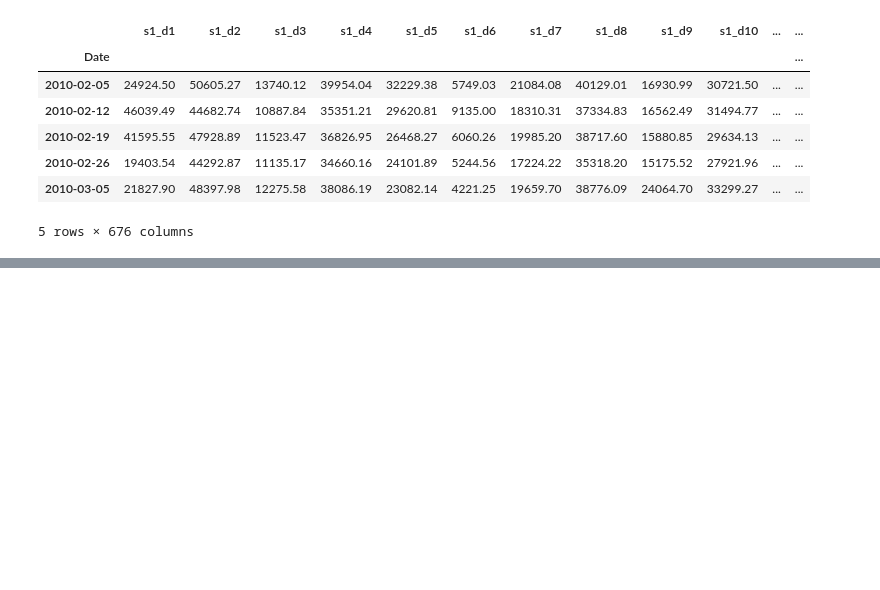
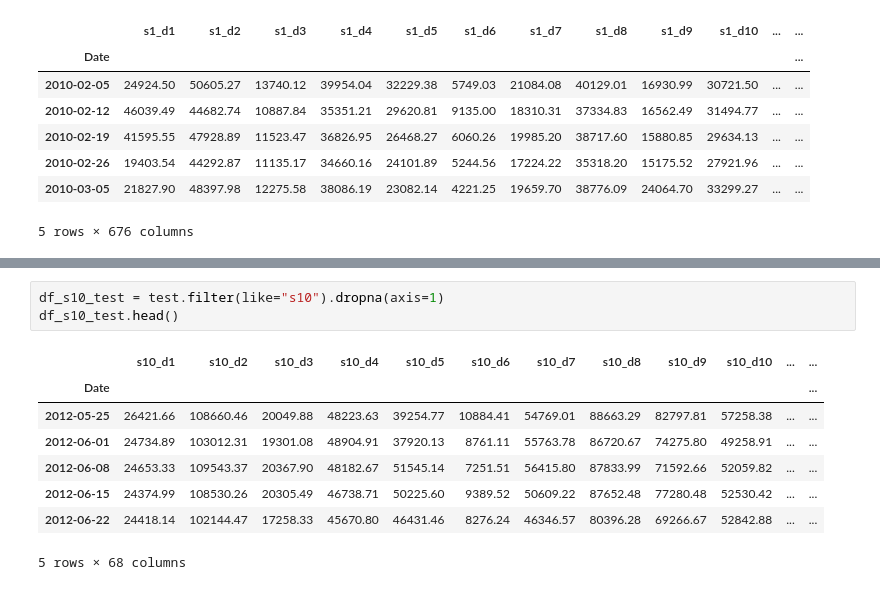
Before and after one commit to adevrent/WQU_DP, a Jupyter notebook: MITx_IDS.S24x/Project 2/walmart/problem_3.ipynb, the cells around one changed output, grey strips where cells are left out. Saved outputs shown, nothing was run; the diff lists cells and outputs as text; blank space fills up the shorter version.

```diff
--- a/MITx_IDS.S24x/Project 2/walmart/problem_3.ipynb
+++ b/MITx_IDS.S24x/Project 2/walmart/problem_3.ipynb
@@ -118,6 +154,18 @@ df_s10
 | 2012-05-11 | 27611.94 | 100546.67 | 20861.41 | 46364.20 | 43364.64 | 10307.30 | 45674.48 | 82412.49 | 65426.88 | 45649.04 | ... | ... |
 | 2012-05-18 | 26524.64 | 102494.01 | 19354.56 | 45456.66 | 41556.25 | 9154.07 | 44100.89 | 84362.26 | 71805.16 | 50315.00 | ... | ... |
 120 rows × 67 columns
+# %%
+df_s10_test = test.filter(like="s10").dropna(axis=1)
+df_s10_test.head()
+# %% [output]
+|  | s10_d1 | s10_d2 | s10_d3 | s10_d4 | s10_d5 | s10_d6 | s10_d7 | s10_d8 | s10_d9 | s10_d10 | ... | ... |
+| Date |  |  |  |  |  |  |  |  |  |  |  | ... |
+| 2012-05-25 | 26421.66 | 108660.46 | 20049.88 | 48223.63 | 39254.77 | 10884.41 | 54769.01 | 88663.29 | 82797.81 | 57258.38 | ... | ... |
+| 2012-06-01 | 24734.89 | 103012.31 | 19301.08 | 48904.91 | 37920.13 | 8761.11 | 55763.78 | 86720.67 | 74275.80 | 49258.91 | ... | ... |
+| 2012-06-08 | 24653.33 | 109543.37 | 20367.90 | 48182.67 | 51545.14 | 7251.51 | 56415.80 | 87833.99 | 71592.66 | 52059.82 | ... | ... |
+| 2012-06-15 | 24374.99 | 108530.26 | 20305.49 | 46738.71 | 50225.60 | 9389.52 | 50609.22 | 87652.48 | 77280.48 | 52530.42 | ... | ... |
+| 2012-06-22 | 24418.14 | 102144.47 | 17258.33 | 45670.80 | 46431.46 | 8276.24 | 46346.57 | 80396.28 | 69266.67 | 52842.88 | ... | ... |
+5 rows × 68 columns
 # %%
 # Create stacked Page matrix.
 L = 60
```
Also changed, not shown: parts of 4 cells of this notebook.
